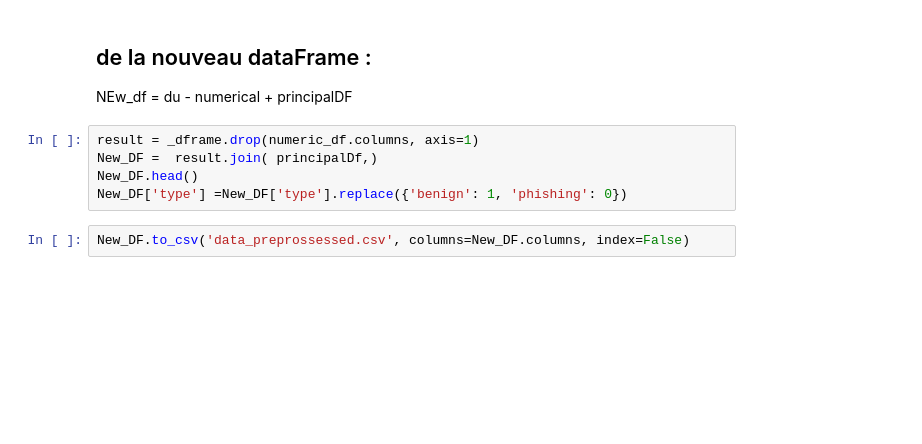
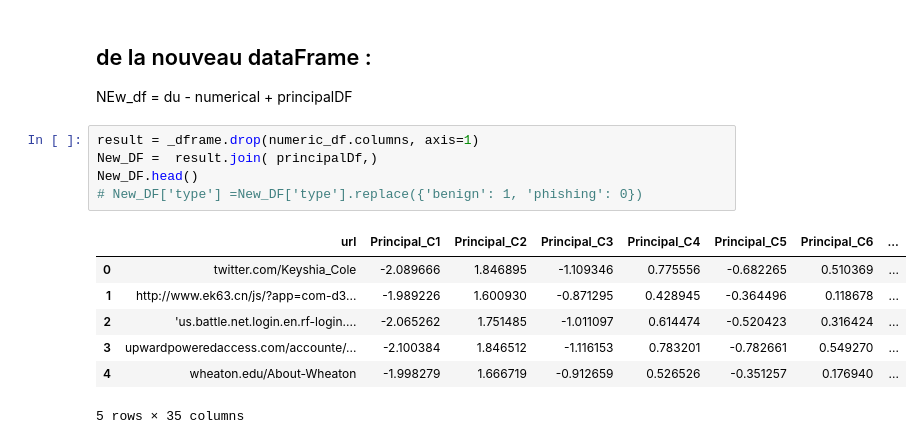
Before and after one commit to amin-hdn/Phishing_URL_LSTM, a Jupyter notebook: Preprossesing.ipynb, the cells around one changed output. Drawn from its saved outputs; the diff is of its cells as text; blank space fills up the shorter version.

```diff
--- a/Preprossesing.ipynb
+++ b/Preprossesing.ipynb
@@ -601,7 +617,13 @@ NEw_df = du - numerical + principalDF
 # %%
 result = _dframe.drop(numeric_df.columns, axis=1)
 New_DF =  result.join( principalDf,)
 New_DF.head()
-New_DF['type'] =New_DF['type'].replace({'benign': 1, 'phishing': 0})
+# New_DF['type'] =New_DF['type'].replace({'benign': 1, 'phishing': 0})
+# %% [output]
+|  | url | Principal_C1 | Principal_C2 | Principal_C3 | Principal_C4 | Principal_C5 | Principal_C6 | ... |
+| 0 | twitter.com/Keyshia_Cole | -2.089666 | 1.846895 | -1.109346 | 0.775556 | -0.682265 | 0.510369 | ... |
+| 1 | http://www.ek63.cn/js/?app=com-d3... | -1.989226 | 1.600930 | -0.871295 | 0.428945 | -0.364496 | 0.118678 | ... |
+| 2 | 'us.battle.net.login.en.rf-login.... | -2.065262 | 1.751485 | -1.011097 | 0.614474 | -0.520423 | 0.316424 | ... |
+| 3 | upwardpoweredaccess.com/accounte/... | -2.100384 | 1.846512 | -1.116153 | 0.783201 | -0.782661 | 0.549270 | ... |
+| 4 | wheaton.edu/About-Wheaton | -1.998279 | 1.666719 | -0.912659 | 0.526526 | -0.351257 | 0.176940 | ... |
+5 rows × 35 columns
-# %%
-New_DF.to_csv('data_preprossessed.csv', columns=New_DF.columns, index=False)
```
Also changed, not shown: parts of 15 cells of this notebook, 4 other files.
